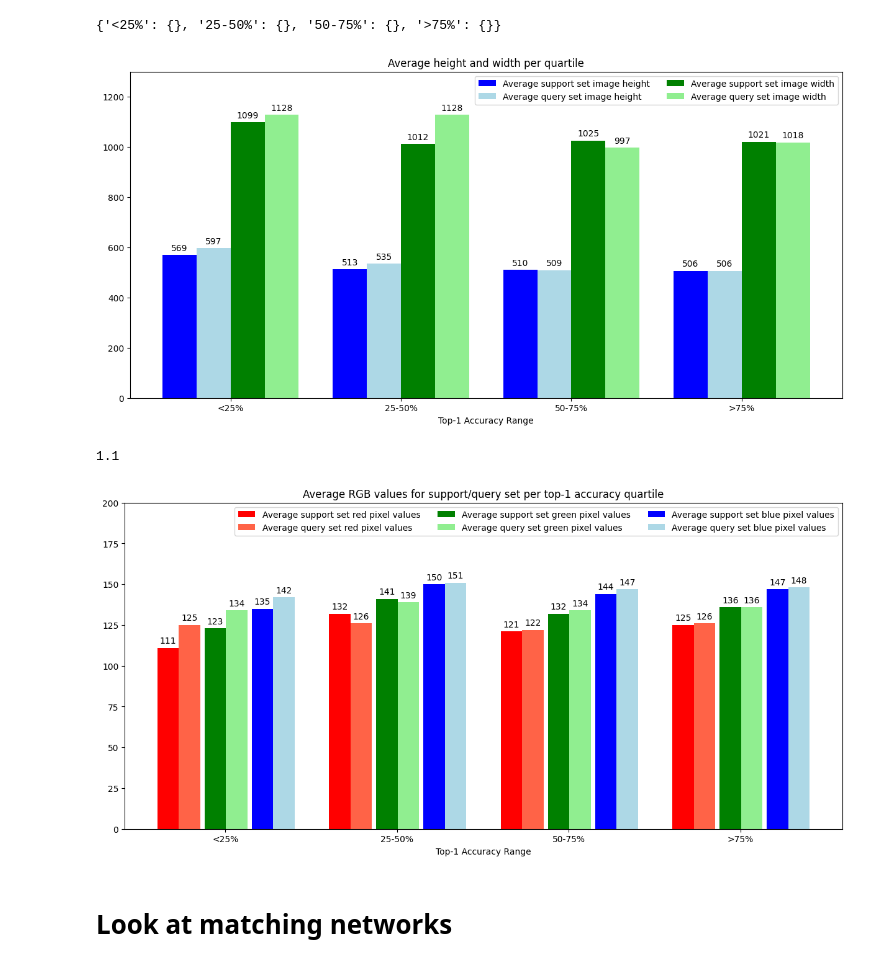
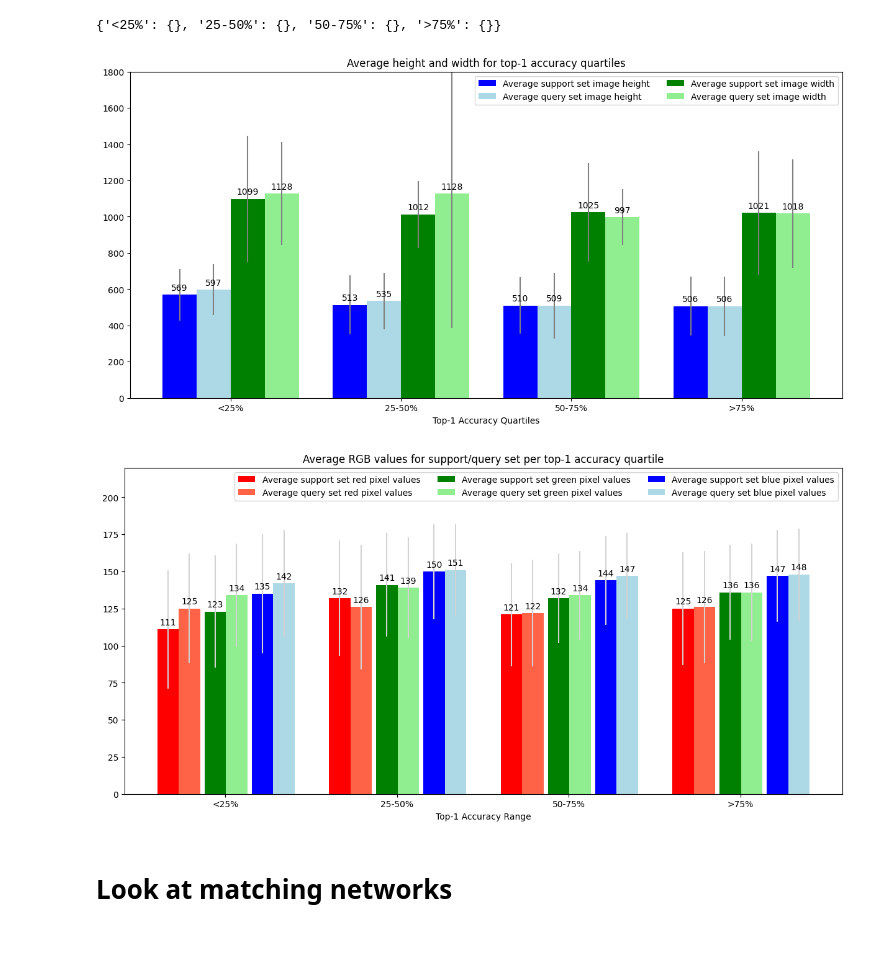
Before and after one commit to jwells52/creating-ai-enabled-systems, a Jupyter notebook: Research Project/notebooks/fsl_experiment3.ipynb, the cells around one changed output. Saved outputs shown, nothing was run; the diff lists cells and outputs as text; code cells hidden in the pictures.

```diff
--- a/Research Project/notebooks/fsl_experiment3.ipynb
+++ b/Research Project/notebooks/fsl_experiment3.ipynb
@@ -323,48 +325,62 @@ support_label_height, query_label_height = 'Average support set image height', '
 support_label_width, query_label_width = 'Average support set image width', 'Average query set image width'
 
 for percentile, stats in task_stats.items():
+  (
+      support_set_height_mean, query_set_height_mean,
+      support_set_height_std, query_set_height_std,
+      support_set_width_mean, query_set_width_mean,
+      support_set_width_std, query_set_width_std
+  ) = (
+      round(stats['support_set']['height']['mean']), round(stats['query_set']['height']['mean']),
+      round(stats['support_set']['height']['std']), round(stats['query_set']['height']['std']),
+      round(stats['support_set']['width']['mean']), round(stats['query_set']['width']['mean']),
+      round(stats['support_set']['width']['std']), round(stats['query_set']['width']['std'])
+  )
   offset = width*i
   plot_support_and_query_bars(
       ax,
-      round(stats['support_set']['height']['mean']),
-      round(stats['query_set']['height']['mean']),
+      support_set_height_mean,
+      query_set_height_mean,
       width, offset,
       support_color='blue',
       query_color='lightblue',
       support_label=support_label_height,
       query_label=query_label_height
   )
+  ax.errorbar(width*i, support_set_height_mean, yerr = support_set_height_std, color='gray', fmt='-')
+  ax.errorbar(width*(i+1), query_set_height_mean, yerr = query_set_height_std, color='gray', fmt='-')
+
+
   offset = width*(i+2)
   plot_support_and_query_bars(
       ax,
-      round(stats['support_set']['width']['mean']),
-      round(stats['query_set']['width']['mean']),
+      support_set_width_mean,
+      query_set_width_mean,
       width, offset,
       support_color='green',
       query_color='lightgreen',
       support_label=support_label_width,
       query_label=query_label_width
   )
+  ax.errorbar(width*(i+2), support_set_width_mean, yerr = support_set_width_std, color='gray', fmt='-')
+  ax.errorbar(width*(i+3), query_set_width_mean, yerr = query_set_width_std, color='gray', fmt='-')
+
   support_label_height, query_label_height = None, None
   support_label_width, query_label_width = None, None
+
   offsets += [width*(i+1.5)]
-
   i += 5
 
 
-ax.set_title('Average height and width per quartile')
+ax.set_title('Average height and width for top-1 accuracy quartiles')
 ax.set_xticks(offsets, list(task_stats.keys()))
-ax.set_xlabel('Top-1 Accuracy Range')
+ax.set_xlabel('Top-1 Accuracy Quartiles')
 ax.legend(loc='upper right', ncols=2)
-ax.set_ylim(0, 1300)
+ax.set_ylim(0, 1800)
 plt.show()
 plt.show()
 # %% [output]
-[figure, old version]
+[figure, new version]
-# %%
-(4.4-2.2)/2
-# %% [output]
-1.1
 # %%
 x = np.arange(4)
 width = 0.30
@@ -379,40 +395,64 @@ support_label_green, query_label_green = 'Average support set green pixel values
 support_label_blue, query_label_blue = 'Average support set blue pixel values', 'Average query set blue pixel values'
 
 for percentile, stats in task_stats.items():
+  (
+      support_set_red_mean, query_set_red_mean,
+      support_set_red_std, query_set_red_std,
+      support_set_green_mean, query_set_green_mean,
+      support_set_green_std, query_set_green_std,
+      support_set_blue_mean, query_set_blue_mean,
+      support_set_blue_std, query_set_blue_std,
+  ) = (
+      round(stats['support_set']['red']['mean']), round(stats['query_set']['red']['mean']),
+      round(stats['support_set']['red']['std']), round(stats['query_set']['red']['std']),
+      round(stats['support_set']['green']['mean']), round(stats['query_set']['green']['mean']),
+      round(stats['support_set']['green']['std']), round(stats['query_set']['green']['std']),
+      round(stats['support_set']['blue']['mean']), round(stats['query_set']['blue']['mean']),
+      round(stats['support_set']['blue']['std']), round(stats['query_set']['blue']['std'])
+  )
+
   offset = width*i
   plot_support_and_query_bars(
       ax,
-      round(stats['support_set']['red']['mean']),
-      round(stats['query_set']['red']['mean']),
+      support_set_red_mean,
+      query_set_red_mean,
       width, offset,
       support_color='red',
       query_color='tomato',
       support_label=support_label_red,
       query_label=query_label_red
   )
+  ax.errorbar(width*(i), support_set_red_mean, yerr = support_set_red_std, color='lightgray', fmt='-')
+  ax.errorbar(width*(i+1), query_set_red_mean, yerr = query_set_red_std, color='lightgray', fmt='-')
+
   offset = width*(i+2.2)
   plot_support_and_query_bars(
       ax,
-      round(stats['support_set']['green']['mean']),
-      round(stats['query_set']['green']['mean']),
+      support_set_green_mean,
+      query_set_green_mean,
       width, offset,
       support_color='green',
       query_color='lightgreen',
       support_label=support_label_green,
       query_label=query_label_green
   )
+  ax.errorbar(width*(i+2.2), support_set_green_mean, yerr = support_set_green_std, color='lightgray', fmt='-')
+  ax.errorbar(width*(i+3.2), query_set_green_mean, yerr = query_set_green_std, color='lightgray', fmt='-')
 
   offset = width*(i+4.4)
   plot_support_and_query_bars(
       ax,
-      round(stats['support_set']['blue']['mean']),
-      round(stats['query_set']['blue']['mean']),
+      support_set_blue_mean,
+      query_set_blue_mean,
       width, offset,
       support_color='blue',
       query_color='lightblue',
       support_label=support_label_blue,
       query_label=query_label_blue
   )
+
+  ax.errorbar(width*(i+4.4), support_set_blue_mean, yerr = support_set_blue_std, color='lightgray', fmt='-')
+  ax.errorbar(width*(i+5.4), query_set_blue_mean, yerr = query_set_blue_std, color='lightgray', fmt='-')
 
   support_label_red, query_label_red = None, None
   support_label_green, query_label_green = None, None
@@ -426,11 +466,11 @@ ax.set_title('Average RGB values for support/query set per top-1 accuracy quarti
 ax.set_xticks(offsets, list(task_stats.keys()))
 ax.set_xlabel('Top-1 Accuracy Range')
 ax.legend(loc='upper right', ncols=3)
-ax.set_ylim(0, 200)
+ax.set_ylim(0, 220)
 plt.show()
 plt.show()
 # %% [output]
-[figure, old version]
+[figure, new version]
 # %% [markdown]
 # Look at matching networks
 # %%
```
Also changed, not shown: parts of 1 cell of this notebook.
